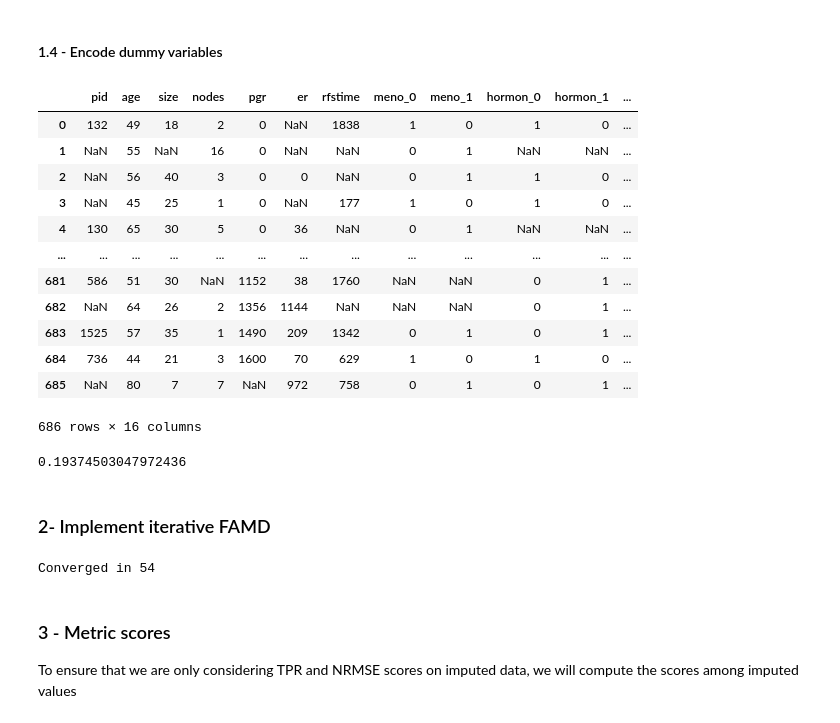
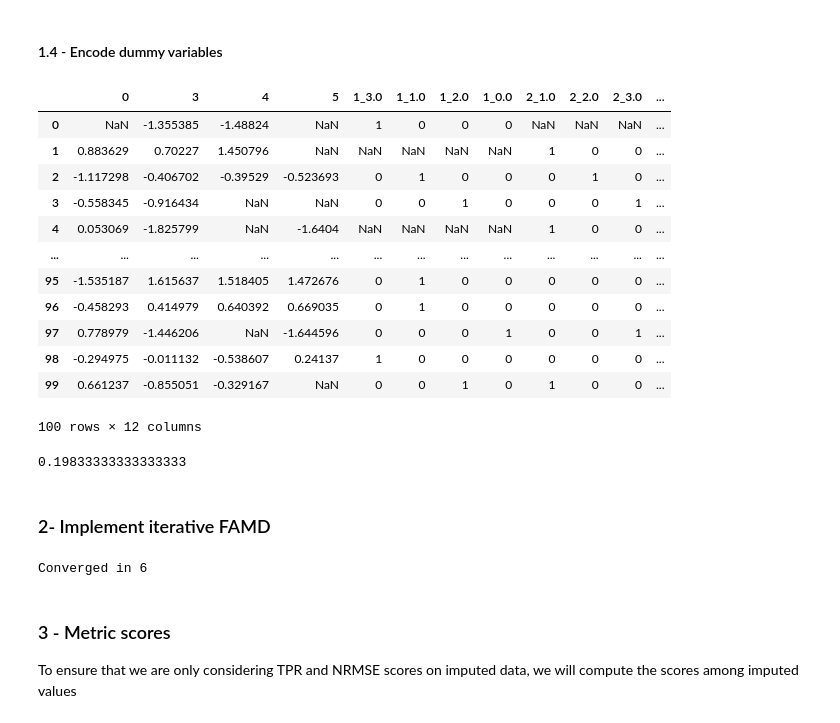
Before and after one commit to laufuentes/Projet-GL---Principal-Component-method-Missing-Values, a Jupyter notebook: 2-Function_Familiarization_Guide.ipynb, the cells around one changed output. Saved outputs shown, nothing was run; the diff lists cells and outputs as text; code cells hidden in the pictures.

```diff
--- a/FAMD_real_data.ipynb
+++ b/2-Function_Familiarization_Guide.ipynb
@@ -13,55 +15,68 @@ from src.metrics_FAMD import *
+# %%
+np.random.seed(21032024) # Set random seed to create reproductible results
+
+# Defintion of parameter for synthetic dataset
+
+n = 100 #  Number of samples
+S = 2  # Underlying dimensions
+K = [1,3]  # K[s] = number of times the variable s (s in {1,...,S}) is duplicated in the dataset
+cat = 2 # Number of categorical variables
+cat_idx = [1,2] # Index of the categorical variables
+nb_of_cat_per_var = [4,4] # Number of categories for each categorical variable
+SNR = 3 # Signal noise ratio
 # %%
-gbsg = pd.read_csv("../GBSG2")
+# Creation of synthetic dataset
+df_ref = create_dataset(n, S, K, cat, cat_idx, nb_of_cat_per_var, SNR)
 
-np.where(gbsg.isna()==True) # Check that there are no missing values
+np.where(df_ref.isna()==True) # Check that there are no missing values
 # %% [output]
 (array([], dtype=int64), array([], dtype=int64))
 # %% [markdown]
 #### 1.2- Definition of parameters
 # %%
 # Shape of dataset (before dummy transformation)
-I, J = gbsg.shape
+I, J = df_ref.shape
 
 # Categorical Variables :
-idx_k2_gbsg = pd.Index(["meno","hormon","status", "grade"])
+idx_k2 = pd.Index(cat_idx).map(str)
 
 # Continuous Variables
-idx_k1_gbsg = gbsg.columns.difference(idx_k2_gbsg)
+idx_k1 = df_ref.columns.difference(idx_k2)
 # %% [markdown]
 #### 1.3- Inject missing values
 # %%
 proba_non_missing = 0.8
-gbsg_missing = create_missingness(gbsg, proba_non_missing)
+dfref_missing = create_missingness(df_ref, proba_non_missing)
 # %% [markdown]
 #### 1.4 - Encode dummy variables
 # %%
 # Complete dataframe
-gbsg_missing_dummy, idx_j_gbsg, nb_values_per_cat_gbsg = encode_dummy_variables(gbsg_missing, idx_k2_gbsg)
+df_missing_dummy, idx_j, nb_values_per_cat = encode_dummy_variables(dfref_missing, idx_k2)
 
 # Dataframe with missing values
-gbsg_dummy = encode_dummy_variables(gbsg, idx_k2_gbsg)[0]
+dfref_dummy = encode_dummy_variables(df_ref, idx_k2)[0]
 
-gbsg_missing_dummy
+df_missing_dummy
 # %% [output]
-|  | pid | age | size | nodes | pgr | er | rfstime | meno_0 | meno_1 | hormon_0 | hormon_1 | ... |
-| 0 | 132 | 49 | 18 | 2 | 0 | NaN | 1838 | 1 | 0 | 1 | 0 | ... |
-| 1 | NaN | 55 | NaN | 16 | 0 | NaN | NaN | 0 | 1 | NaN | NaN | ... |
-| 2 | NaN | 56 | 40 | 3 | 0 | 0 | NaN | 0 | 1 | 1 | 0 | ... |
-| 3 | NaN | 45 | 25 | 1 | 0 | NaN | 177 | 1 | 0 | 1 | 0 | ... |
-| 4 | 130 | 65 | 30 | 5 | 0 | 36 | NaN | 0 | 1 | NaN | NaN | ... |
+|  | 0 | 3 | 4 | 5 | 1_3.0 | 1_1.0 | 1_2.0 | 1_0.0 | 2_1.0 | 2_2.0 | 2_3.0 | ... |
+| 0 | NaN | -1.355385 | -1.48824 | NaN | 1 | 0 | 0 | 0 | NaN | NaN | NaN | ... |
+| 1 | 0.883629 | 0.70227 | 1.450796 | NaN | NaN | NaN | NaN | NaN | 1 | 0 | 0 | ... |
+| 2 | -1.117298 | -0.406702 | -0.39529 | -0.523693 | 0 | 1 | 0 | 0 | 0 | 1 | 0 | ... |
+| 3 | -0.558345 | -0.916434 | NaN | NaN | 0 | 0 | 1 | 0 | 0 | 0 | 1 | ... |
+| 4 | 0.053069 | -1.825799 | NaN | -1.6404 | NaN | NaN | NaN | NaN | 1 | 0 | 0 | ... |
 | ... | ... | ... | ... | ... | ... | ... | ... | ... | ... | ... | ... | ... |
-| 681 | 586 | 51 | 30 | NaN | 1152 | 38 | 1760 | NaN | NaN | 0 | 1 | ... |
-| 682 | NaN | 64 | 26 | 2 | 1356 | 1144 | NaN | NaN | NaN | 0 | 1 | ... |
-| 683 | 1525 | 57 | 35 | 1 | 1490 | 209 | 1342 | 0 | 1 | 0 | 1 | ... |
-| 684 | 736 | 44 | 21 | 3 | 1600 | 70 | 629 | 1 | 0 | 1 | 0 | ... |
-| 685 | NaN | 80 | 7 | 7 | NaN | 972 | 758 | 0 | 1 | 0 | 1 | ... |
+| 95 | -1.535187 | 1.615637 | 1.518405 | 1.472676 | 0 | 1 | 0 | 0 | 0 | 0 | 0 | ... |
+| 96 | -0.458293 | 0.414979 | 0.640392 | 0.669035 | 0 | 1 | 0 | 0 | 0 | 0 | 0 | ... |
+| 97 | 0.778979 | -1.446206 | NaN | -1.644596 | 0 | 0 | 0 | 1 | 0 | 0 | 1 | ... |
+| 98 | -0.294975 | -0.011132 | -0.538607 | 0.24137 | 1 | 0 | 0 | 0 | 0 | 0 | 0 | ... |
+| 99 | 0.661237 | -0.855051 | -0.329167 | NaN | 0 | 0 | 1 | 0 | 1 | 0 | 0 | ... |
-686 rows × 16 columns
+100 rows × 12 columns
 # %%
 #Check proportion of missing data :
-n_missing = gbsg_missing.isna().sum().sum()
-n_missing/(gbsg_missing.shape[0]*gbsg_missing.shape[1])
+n_missing = dfref_missing.isna().sum().sum()
+n_missing/(dfref_missing.shape[0]*dfref_missing.shape[1])
 # %% [output]
-0.19374503047972436
+0.19833333333333333
 # %% [markdown]
 ### 2- Implement iterative FAMD
 # %%
@@ -74,10 +88,10 @@ ifamd_gbsg = IterativeFAMDImputer(n_components=4, data=gbsg_missing_dummy, k1=id
 # %%
 # Run iterative FAMD
-ifamd_gbsg.impute(n_it)
+ifamd.impute(n_it)
 
-df = ifamd_gbsg.df
+df = ifamd.df
 # %% [output]
-Converged in 54
+Converged in 6
 # %% [markdown]
 ### 3 - Metric scores
 
```
Also changed, not shown: parts of 6 cells of this notebook, 20 other files.
